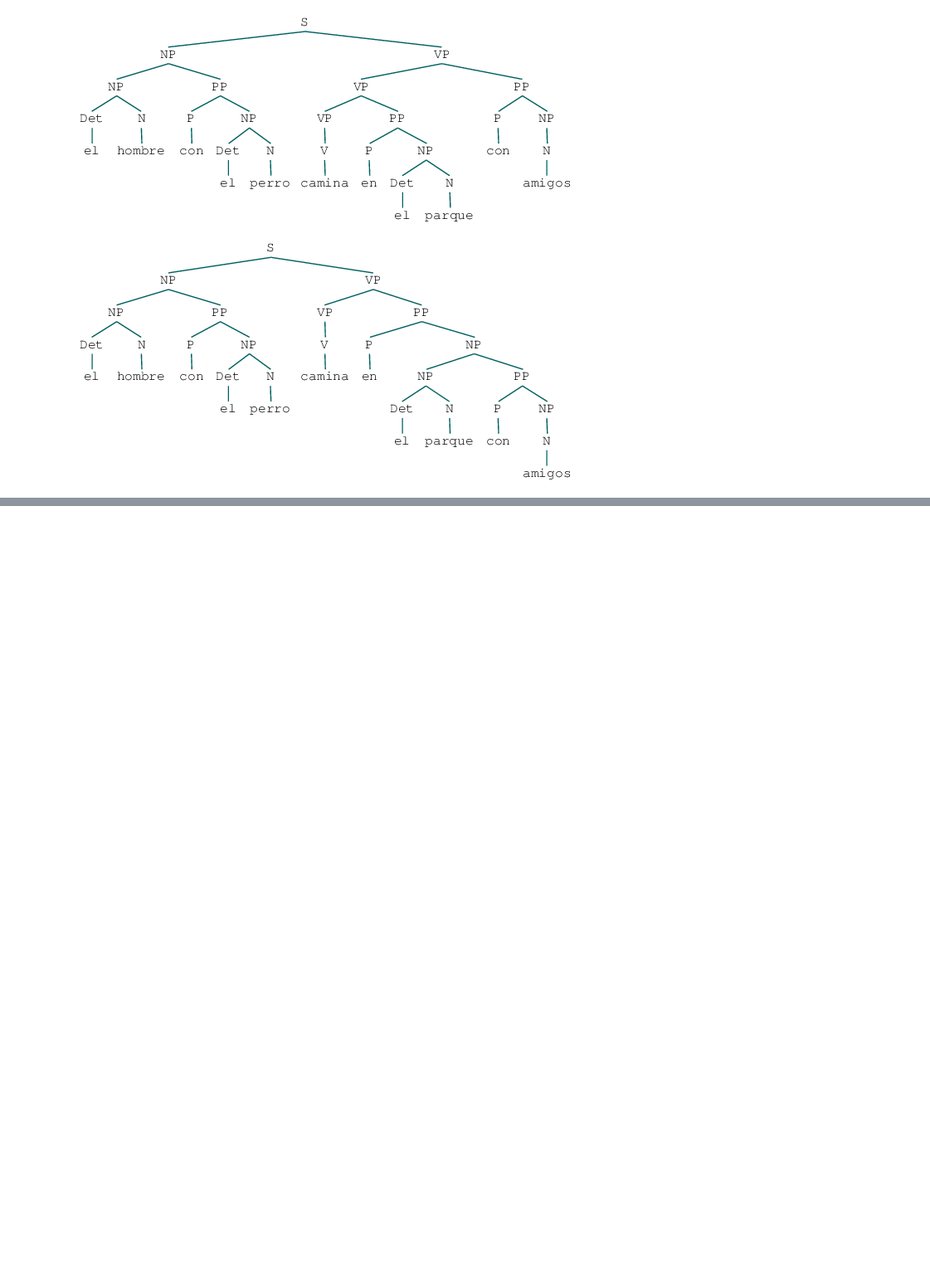
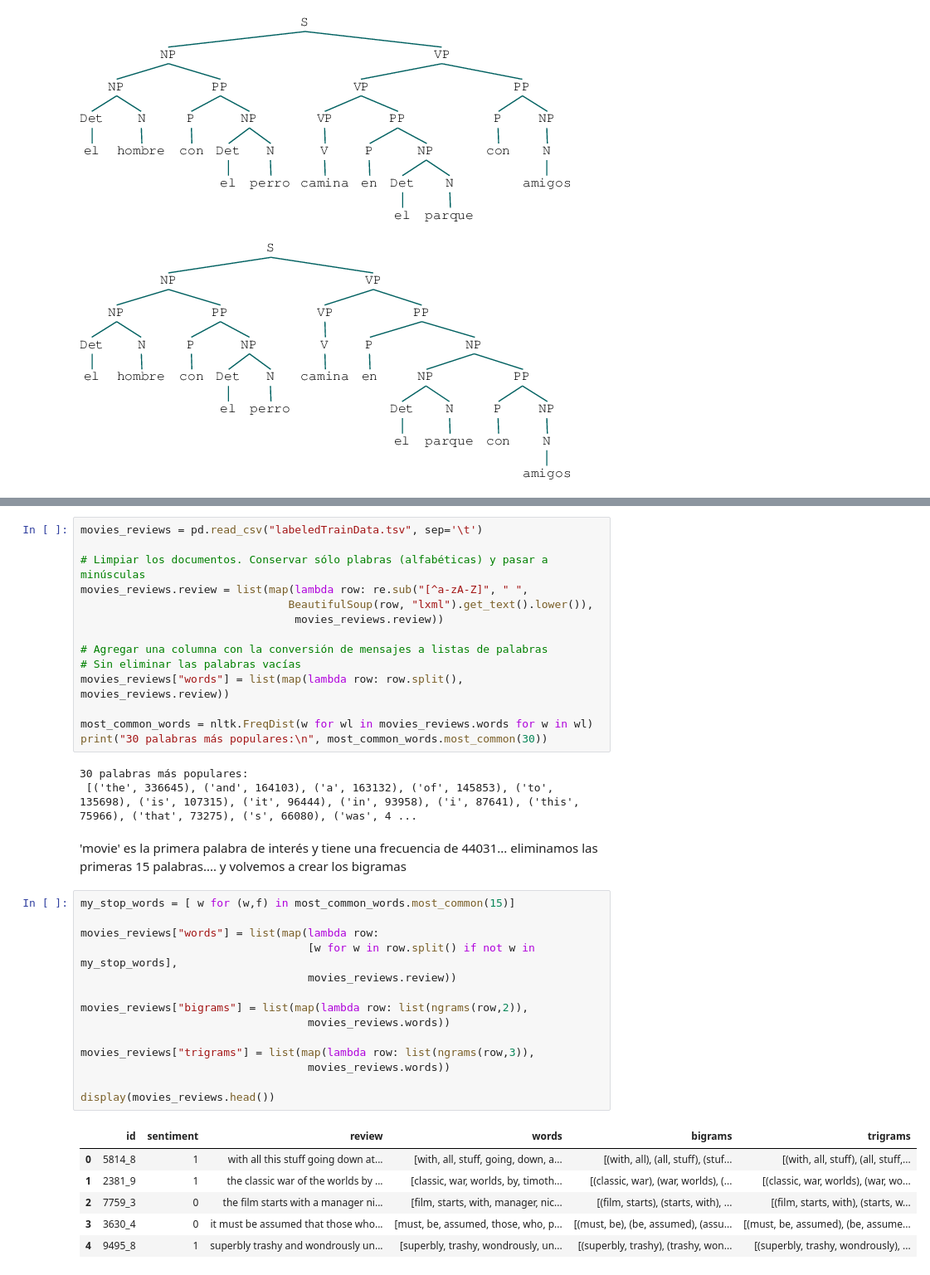
Before and after one commit to rsotoc/pattern-recognition, a Jupyter notebook: Clasificación VI.ipynb, the cells around one changed output, grey strips where cells are left out. Shown: that part at 83% size. Saved outputs shown, nothing was run; the diff lists cells and outputs as text; blank space fills up the shorter version.

```diff
--- a/Clasificación VI.ipynb
+++ b/Clasificación VI.ipynb
@@ -307,0 +526,40 @@ Aunque las gramáticas libres de contexto probabilísticas resultan más adecuad
+# %%
+movies_reviews = pd.read_csv("labeledTrainData.tsv", sep='\t')
+
+# Limpiar los documentos. Conservar sólo plabras (alfabéticas) y pasar a minúsculas
+movies_reviews.review = list(map(lambda row: re.sub("[^a-zA-Z]", " ",
+                                BeautifulSoup(row, "lxml").get_text().lower()),
+                                 movies_reviews.review))
+
+# Agregar una columna con la conversión de mensajes a listas de palabras
+# Sin eliminar las palabras vacías
+movies_reviews["words"] = list(map(lambda row: row.split(), movies_reviews.review))
+
+most_common_words = nltk.FreqDist(w for wl in movies_reviews.words for w in wl)
+print("30 palabras más populares:\n", most_common_words.most_common(30))
+# %% [output]
+30 palabras más populares:
+ [('the', 336645), ('and', 164103), ('a', 163132), ('of', 145853), ('to', 135698), ('is', 107315), ('it', 96444), ('in', 93958), ('i', 87641), ('this', 75966), ('that', 73275), ('s', 66080), ('was', 4 ...
+# %% [markdown]
+'movie' es la primera palabra de interés y tiene una frecuencia de 44031... eliminamos las primeras 15 palabras.... y volvemos a crear los bigramas
+# %%
+my_stop_words = [ w for (w,f) in most_common_words.most_common(15)]
+
+movies_reviews["words"] = list(map(lambda row:
+                                   [w for w in row.split() if not w in my_stop_words],
+                                   movies_reviews.review))
+
+movies_reviews["bigrams"] = list(map(lambda row: list(ngrams(row,2)),
+                                   movies_reviews.words))
+
+movies_reviews["trigrams"] = list(map(lambda row: list(ngrams(row,3)),
+                                   movies_reviews.words))
+
+display(movies_reviews.head())
+# %% [output]
+|  | id | sentiment | review | words | bigrams | trigrams |
+| 0 | 5814_8 | 1 | with all this stuff going down at... | [with, all, stuff, going, down, a... | [(with, all), (all, stuff), (stuf... | [(with, all, stuff), (all, stuff,... |
+| 1 | 2381_9 | 1 | the classic war of the worlds by ... | [classic, war, worlds, by, timoth... | [(classic, war), (war, worlds), (... | [(classic, war, worlds), (war, wo... |
+| 2 | 7759_3 | 0 | the film starts with a manager ni... | [film, starts, with, manager, nic... | [(film, starts), (starts, with), ... | [(film, starts, with), (starts, w... |
+| 3 | 3630_4 | 0 | it must be assumed that those who... | [must, be, assumed, those, who, p... | [(must, be), (be, assumed), (assu... | [(must, be, assumed), (be, assume... |
+| 4 | 9495_8 | 1 | superbly trashy and wondrously un... | [superbly, trashy, wondrously, un... | [(superbly, trashy), (trashy, won... | [(superbly, trashy, wondrously), ... |
```
Also changed, not shown: parts of 15 cells of this notebook, 4 other files.
